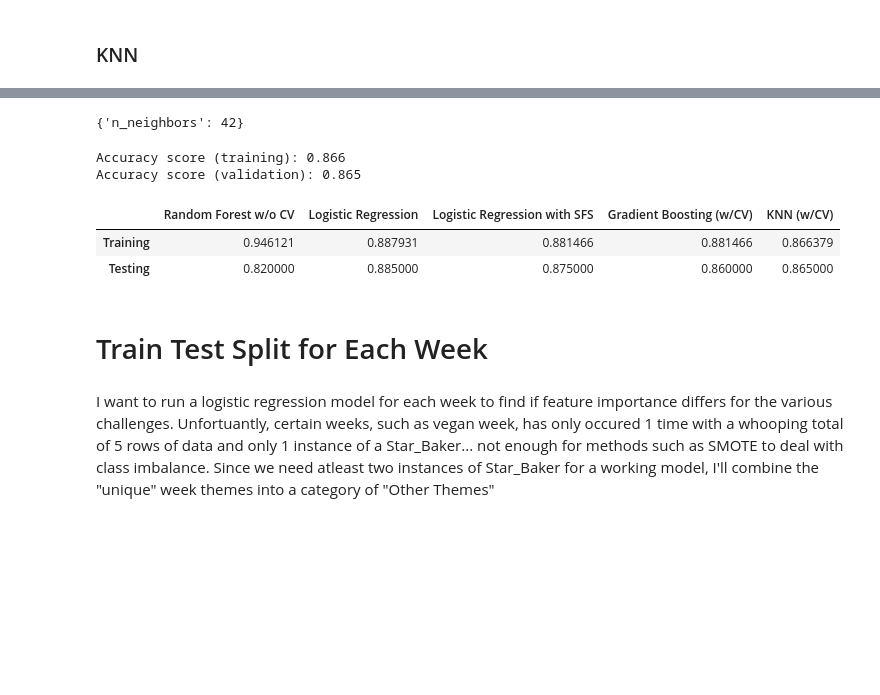
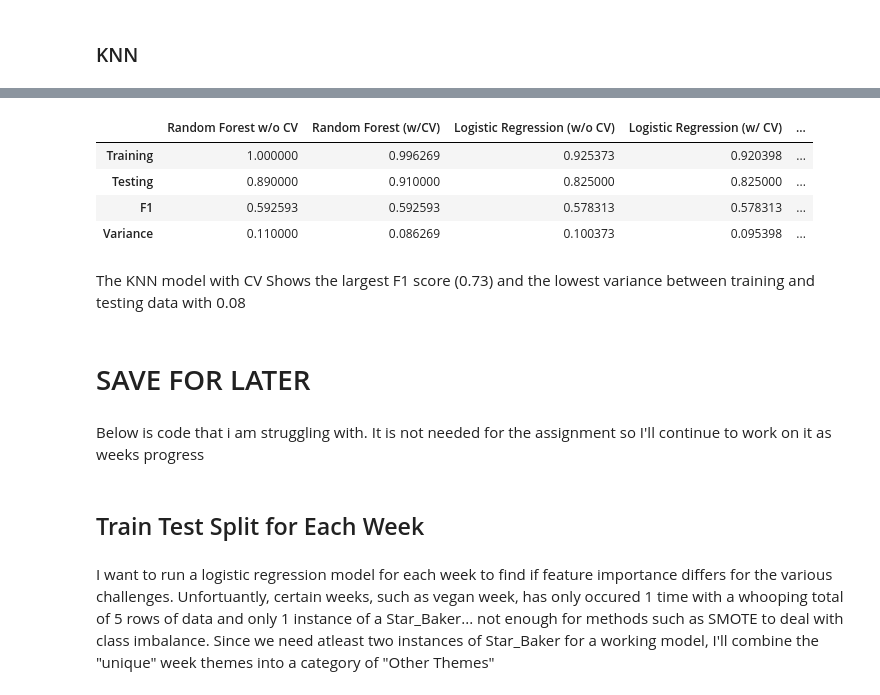
Before and after one commit to mgargiulo07/Springboard-Data-Science-Course, a Jupyter notebook: Capstone_Projects/Capstone_2/3_Feature_Engineering_and_Model_Creation.ipynb, the cells around one changed output, grey strips where cells are left out. Cells and saved outputs as stored; diff of their text form; code cells hidden in the pictures; blank space fills up the shorter version.

```diff
--- a/Capstone_Projects/Capstone_2/3_Feature_Engineering_and_Model_Creation.ipynb
+++ b/Capstone_Projects/Capstone_2/3_Feature_Engineering_and_Model_Creation.ipynb
@@ -457 +496,16 @@ Model_Data_Frame
+# %%
+#Gradient Boosting w/o CV
+
+gb = GradientBoostingClassifier()
+
+gb.fit(X_res1,y_res1)
+y_pred = gb.predict(X_test_trans)
+
+training =gb.score(X_res1,y_res1)
+testing =gb.score(X_test_trans, y_test)
+
+
+f1=f1_score(y_test,y_pred)
+
+Model_Data_Frame['Gradient Boosting (w/CV)']=[training,testing,f1]
 # %%
@@ -482,4 +538,2 @@ Accuracy score (validation): 0.860
-# %%
-Model_Data_Frame['Gradient Boosting (w/CV)']=[training,testing]
 # %% [markdown]
 ### KNN
@@ -498,26 +561,44 @@ GridSearchCV(cv=5, estimator=KNeighborsClassifier(),
 # %%
-knn_cv.best_params_
+#KNN model w/ CV
+
+#param
+param_grid = {'n_neighbors':np.arange(1,50)}
+
+#model
+knn = KNeighborsClassifier()
+knn_cv= GridSearchCV(knn,param_grid,cv=5)
+
+#fit
+knn_cv.fit(X_res1,y_res1)
+y_pred = knn_cv.predict(X_test_trans)
+
+f1=f1_score(y_test,y_pred)
+
+
+
+training =knn_cv.score(X_res1,y_res1)
+testing =knn_cv.score(X_test_trans, y_test)
+
+
+Model_Data_Frame['KNN (w/CV)']=[training,testing,f1]
-# %% [output]
-{'n_neighbors': 42}
-# %%
-training =knn_cv.score(X_train_trans, y_train)
-testing =knn_cv.score(X_test_trans, y_test)
-
-print("Accuracy score (training): {0:.3f}".format(training))
-print("Accuracy score (validation): {0:.3f}".format(testing))
-# %% [output]
-Accuracy score (training): 0.866
-Accuracy score (validation): 0.865
-# %%
-Model_Data_Frame['KNN (w/CV)']=[training,testing]
 # %%
+#Table of models
+Model_Data_Frame.loc['Variance',:] = Model_Data_Frame.loc['Training',:] - Model_Data_Frame.loc['Testing',:]
 Model_Data_Frame
 # %% [output]
-|  | Random Forest w/o CV | Logistic Regression | Logistic Regression with SFS | Gradient Boosting (w/CV) | KNN (w/CV) |
-| Training | 0.946121 | 0.887931 | 0.881466 | 0.881466 | 0.866379 |
-| Testing | 0.820000 | 0.885000 | 0.875000 | 0.860000 | 0.865000 |
+|  | Random Forest w/o CV | Random Forest (w/CV) | Logistic Regression (w/o CV) | Logistic Regression (w/ CV) | ... |
+| Training | 1.000000 | 0.996269 | 0.925373 | 0.920398 | ... |
+| Testing | 0.890000 | 0.910000 | 0.825000 | 0.825000 | ... |
+| F1 | 0.592593 | 0.592593 | 0.578313 | 0.578313 | ... |
+| Variance | 0.110000 | 0.086269 | 0.100373 | 0.095398 | ... |
+# %% [markdown]
+The KNN model with CV Shows the largest F1 score (0.73) and the lowest variance between training and testing data with 0.08
+# %% [markdown]
+# SAVE FOR LATER
+# %% [markdown]
+Below is code that i am struggling with. It is not needed for the assignment so I'll continue to work on it as weeks progress
 # %% [markdown]
-# Train Test Split for Each Week
+## Train Test Split for Each Week
 # %% [markdown]
 I want to run a logistic regression model for each week to find if feature importance differs for the various challenges. Unfortuantly, certain weeks, such as vegan week, has only occured 1 time with a whooping total of 5 rows of data and only 1 instance of a Star_Baker... not enough for methods such as SMOTE to deal with class imbalance. Since we need atleast two instances of Star_Baker for a working model, I'll combine the "unique" week themes into a category of "Other Themes"
 # %%
```
Also changed, not shown: parts of 50 cells of this notebook.
